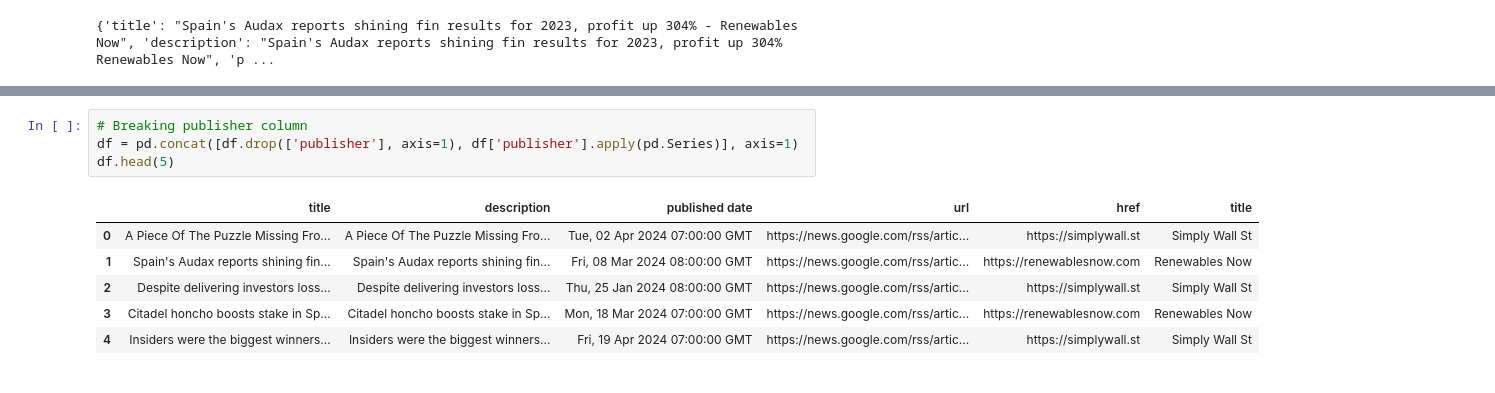
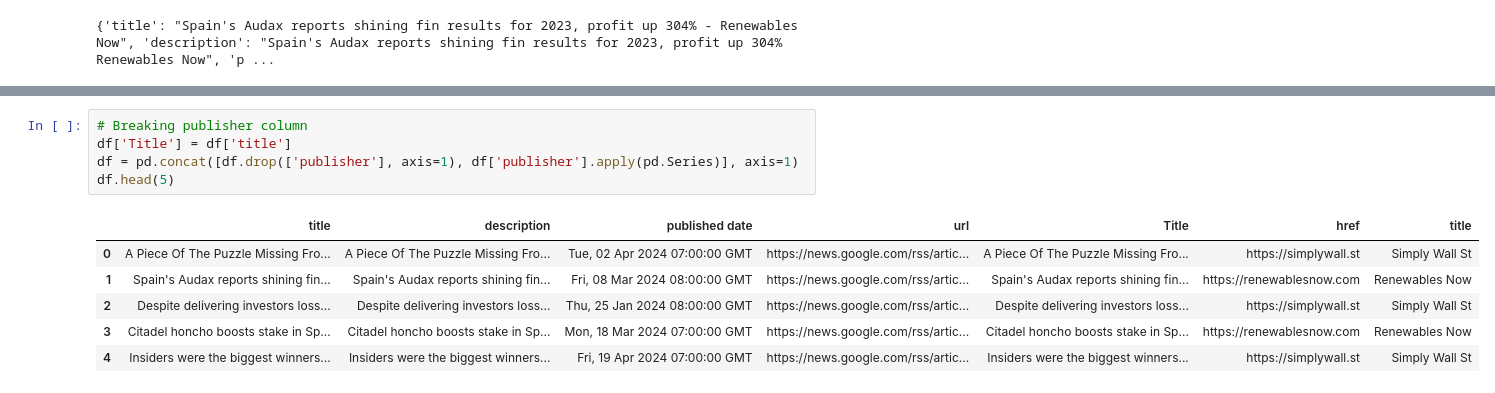
Before and after one commit to alfonrodrisimon/Web-Scrapping, a Jupyter notebook: webscrapping.ipynb, the cells around one changed output, grey strips where cells are left out. Drawn from its saved outputs; the diff is of its cells as text.

```diff
--- a/webscrapping.ipynb
+++ b/webscrapping.ipynb
@@ -58,13 +57,14 @@ df.tail(20)
 # %%
 # Breaking publisher column
+df['Title'] = df['title']
 df = pd.concat([df.drop(['publisher'], axis=1), df['publisher'].apply(pd.Series)], axis=1)
 df.head(5)
 # %% [output]
-|  | title | description | published date | url | href | title |
-| 0 | A Piece Of The Puzzle Missing Fro... | A Piece Of The Puzzle Missing Fro... | Tue, 02 Apr 2024 07:00:00 GMT | https://news.google.com/rss/artic... | https://simplywall.st | Simply Wall St |
-| 1 | Spain's Audax reports shining fin... | Spain's Audax reports shining fin... | Fri, 08 Mar 2024 08:00:00 GMT | https://news.google.com/rss/artic... | https://renewablesnow.com | Renewables Now |
-| 2 | Despite delivering investors loss... | Despite delivering investors loss... | Thu, 25 Jan 2024 08:00:00 GMT | https://news.google.com/rss/artic... | https://simplywall.st | Simply Wall St |
-| 3 | Citadel honcho boosts stake in Sp... | Citadel honcho boosts stake in Sp... | Mon, 18 Mar 2024 07:00:00 GMT | https://news.google.com/rss/artic... | https://renewablesnow.com | Renewables Now |
-| 4 | Insiders were the biggest winners... | Insiders were the biggest winners... | Fri, 19 Apr 2024 07:00:00 GMT | https://news.google.com/rss/artic... | https://simplywall.st | Simply Wall St |
+|  | title | description | published date | url | Title | href | title |
+| 0 | A Piece Of The Puzzle Missing Fro... | A Piece Of The Puzzle Missing Fro... | Tue, 02 Apr 2024 07:00:00 GMT | https://news.google.com/rss/artic... | A Piece Of The Puzzle Missing Fro... | https://simplywall.st | Simply Wall St |
+| 1 | Spain's Audax reports shining fin... | Spain's Audax reports shining fin... | Fri, 08 Mar 2024 08:00:00 GMT | https://news.google.com/rss/artic... | Spain's Audax reports shining fin... | https://renewablesnow.com | Renewables Now |
+| 2 | Despite delivering investors loss... | Despite delivering investors loss... | Thu, 25 Jan 2024 08:00:00 GMT | https://news.google.com/rss/artic... | Despite delivering investors loss... | https://simplywall.st | Simply Wall St |
+| 3 | Citadel honcho boosts stake in Sp... | Citadel honcho boosts stake in Sp... | Mon, 18 Mar 2024 07:00:00 GMT | https://news.google.com/rss/artic... | Citadel honcho boosts stake in Sp... | https://renewablesnow.com | Renewables Now |
+| 4 | Insiders were the biggest winners... | Insiders were the biggest winners... | Fri, 19 Apr 2024 07:00:00 GMT | https://news.google.com/rss/artic... | Insiders were the biggest winners... | https://simplywall.st | Simply Wall St |
 # %%
 # Cleaning dataframe
```
Also changed, not shown: parts of 7 cells of this notebook.
